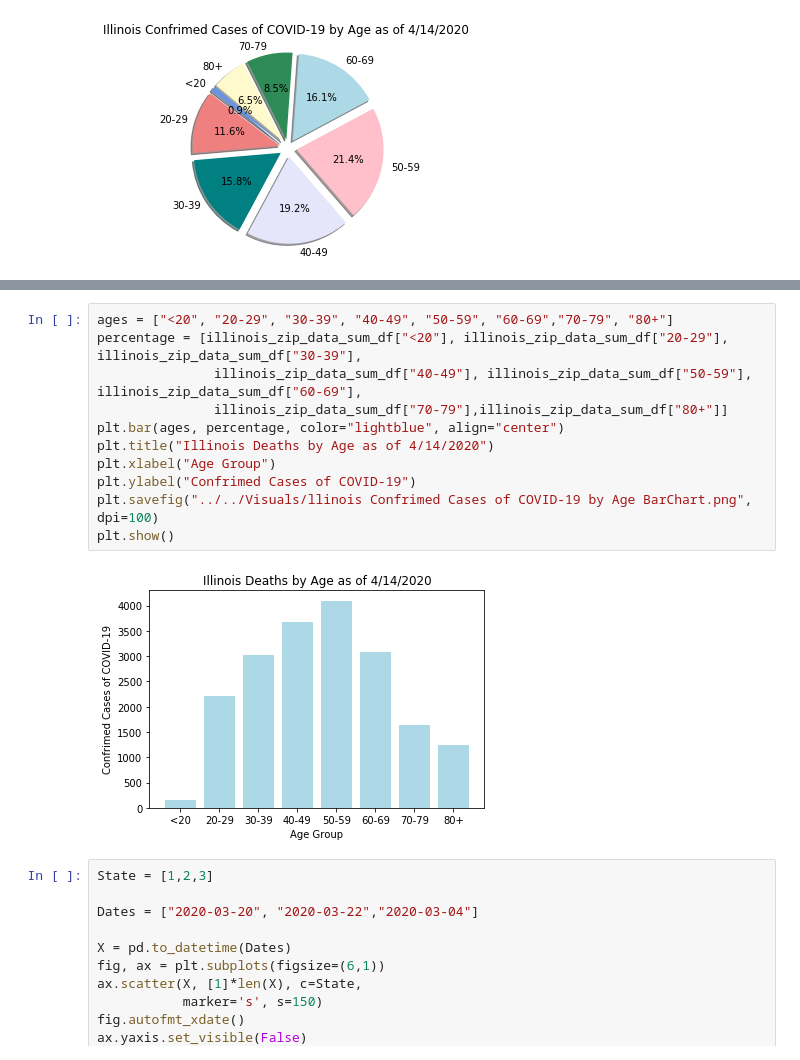
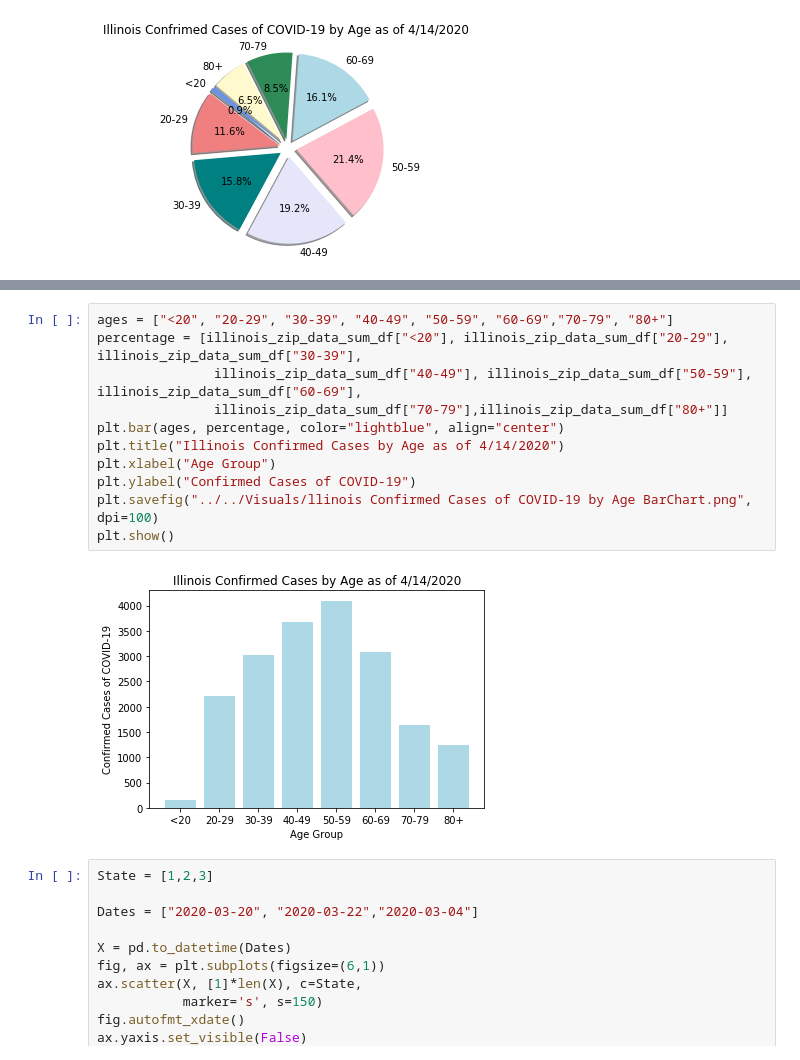
Before and after one commit to rstankovic/DataSciProject_I, a Jupyter notebook: Main_Scripts/B_C_scripts/Visuals for Illinois Demographics.ipynb, the cells around one changed output, grey strips where cells are left out. Saved outputs shown, nothing was run; the diff lists cells and outputs as text.

```diff
--- a/Main_Scripts/B_C_scripts/Visuals for Illinois Demographics.ipynb
+++ b/Main_Scripts/B_C_scripts/Visuals for Illinois Demographics.ipynb
@@ -287,16 +285,16 @@ dtype: int64
 # %%
 ages = ["<20", "20-29", "30-39", "40-49", "50-59", "60-69","70-79", "80+"]
 percentage = [illinois_zip_data_sum_df["<20"], illinois_zip_data_sum_df["20-29"], illinois_zip_data_sum_df["30-39"],
                illinois_zip_data_sum_df["40-49"], illinois_zip_data_sum_df["50-59"], illinois_zip_data_sum_df["60-69"],
                illinois_zip_data_sum_df["70-79"],illinois_zip_data_sum_df["80+"]]
 plt.bar(ages, percentage, color="lightblue", align="center")
-plt.title("Illinois Deaths by Age as of 4/14/2020")
+plt.title("Illinois Confirmed Cases by Age as of 4/14/2020")
 plt.xlabel("Age Group")
-plt.ylabel("Confrimed Cases of COVID-19")
-plt.savefig("../../Visuals/llinois Confrimed Cases of COVID-19 by Age BarChart.png", dpi=100)
+plt.ylabel("Confirmed Cases of COVID-19")
+plt.savefig("../../Visuals/llinois Confirmed Cases of COVID-19 by Age BarChart.png", dpi=100)
 plt.show()
 # %% [output]
-[figure, old version]
+[figure, new version]
 # %%
 State = [1,2,3]
 
```
Also changed, not shown: parts of 36 cells of this notebook, 12 other files.
